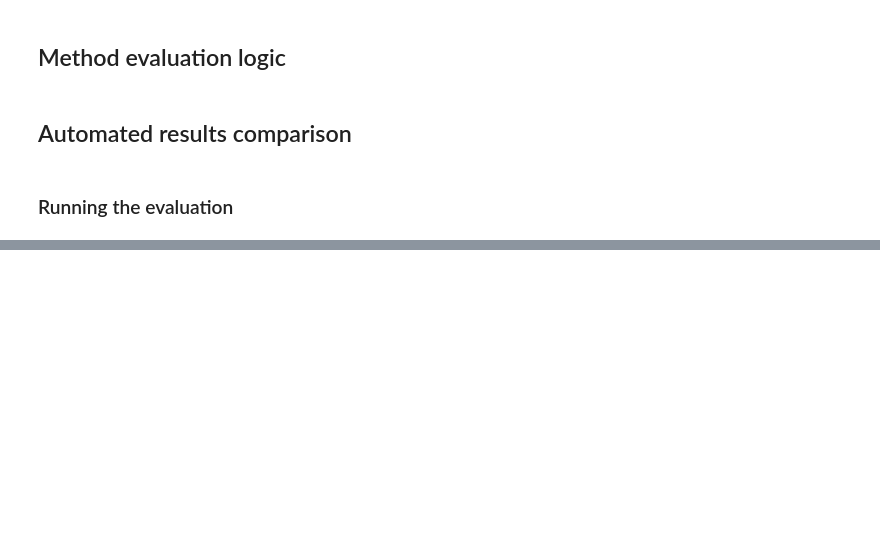
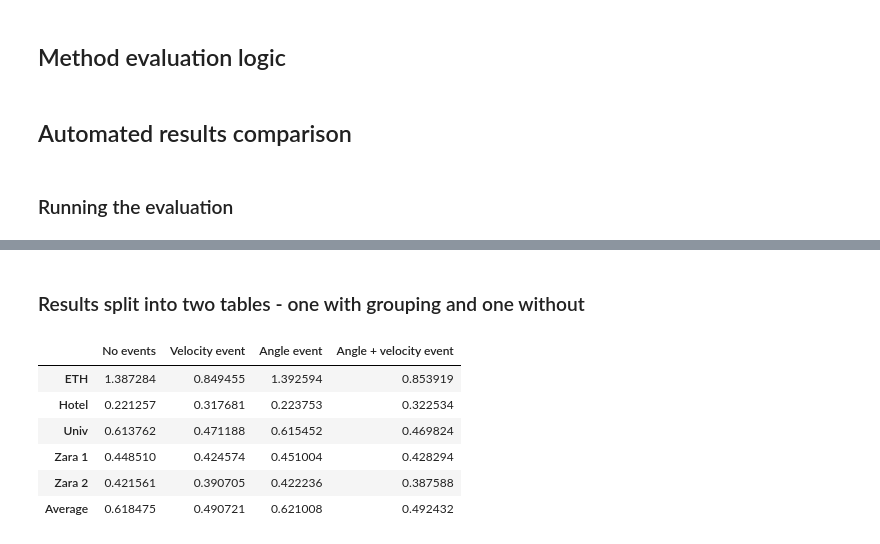
Before and after one commit to karlriis/trajectory-forecasting, a Jupyter notebook: ablation_study.ipynb, the cells around one changed output, grey strips where cells are left out. Saved outputs shown, nothing was run; the diff lists cells and outputs as text; code cells hidden in the pictures; blank space fills up the shorter version.

```diff
--- a/ablation_study.ipynb
+++ b/ablation_study.ipynb
@@ -585,0 +602,2 @@ df_single_ade.style.highlight_min(color = 'lightgreen', axis = 1)
+# %% [markdown]
+### Results split into two tables - one with grouping and one without
@@ -585,0 +647,10 @@ df_single_ade.style.highlight_min(color = 'lightgreen', axis = 1)
+# %%
+df_best_of_20_fde_no_grouping
+# %% [output]
+|  | No events | Velocity event | Angle event | Angle + velocity event |
+| ETH | 1.387284 | 0.849455 | 1.392594 | 0.853919 |
+| Hotel | 0.221257 | 0.317681 | 0.223753 | 0.322534 |
+| Univ | 0.613762 | 0.471188 | 0.615452 | 0.469824 |
+| Zara 1 | 0.448510 | 0.424574 | 0.451004 | 0.428294 |
+| Zara 2 | 0.421561 | 0.390705 | 0.422236 | 0.387588 |
+| Average | 0.618475 | 0.490721 | 0.621008 | 0.492432 |
```
Also changed, not shown: parts of 31 cells of this notebook.
